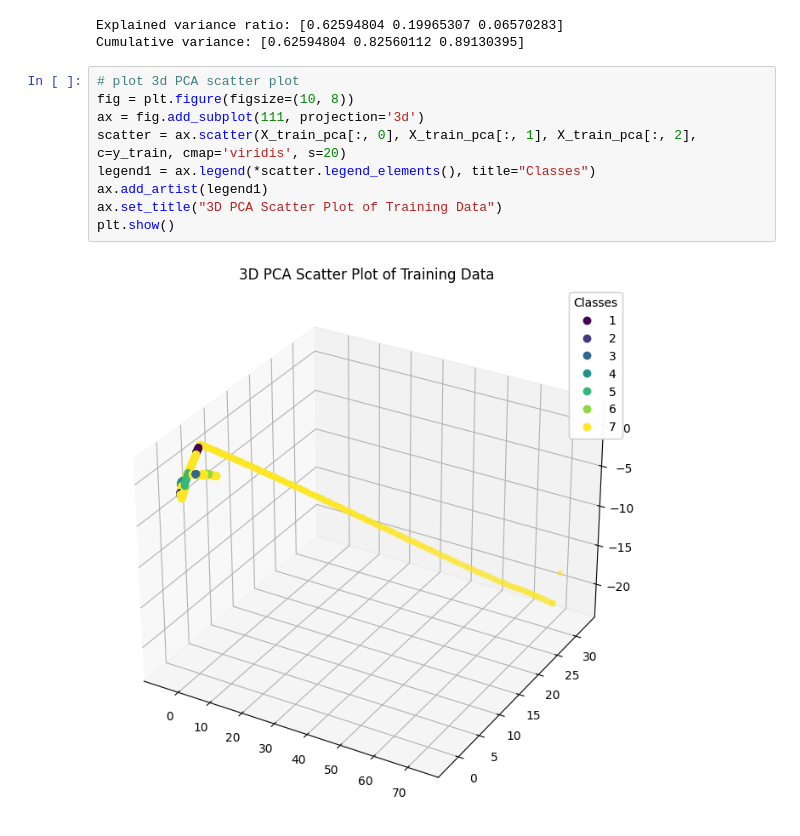
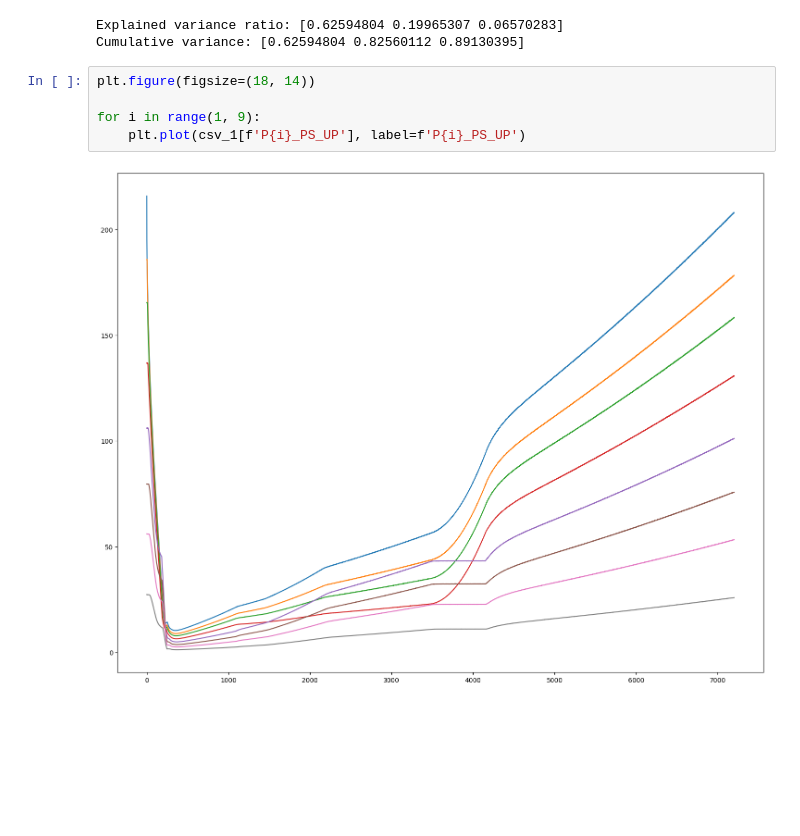
Before and after one commit to JVSCHANDRADITHYA/MultiDimensionalAD, a Jupyter notebook: Week-1-Classify/models_on_PCA.ipynb, the cells around one changed output. Drawn from its saved outputs; the diff is of its cells as text; blank space fills up the shorter version.

```diff
--- a/Week-1-Classify/models_on_PCA.ipynb
+++ b/Week-1-Classify/models_on_PCA.ipynb
@@ -130,13 +129,9 @@ print("Cumulative variance:", pca.explained_variance_ratio_.cumsum())
 Explained variance ratio: [0.62594804 0.19965307 0.06570283]
 Cumulative variance: [0.62594804 0.82560112 0.89130395]
 # %%
-# plot 3d PCA scatter plot
-fig = plt.figure(figsize=(10, 8))
-ax = fig.add_subplot(111, projection='3d')
-scatter = ax.scatter(X_train_pca[:, 0], X_train_pca[:, 1], X_train_pca[:, 2], c=y_train, cmap='viridis', s=20)
-legend1 = ax.legend(*scatter.legend_elements(), title="Classes")
-ax.add_artist(legend1)
-ax.set_title("3D PCA Scatter Plot of Training Data")
-plt.show()
+plt.figure(figsize=(18, 14))
+
+for i in range(1, 9):
+    plt.plot(csv_1[f'P{i}_PS_UP'], label=f'P{i}_PS_UP')
 # %% [output]
-[figure, old version]
+[figure, new version]
```
Also changed, not shown: parts of 2 cells of this notebook.
